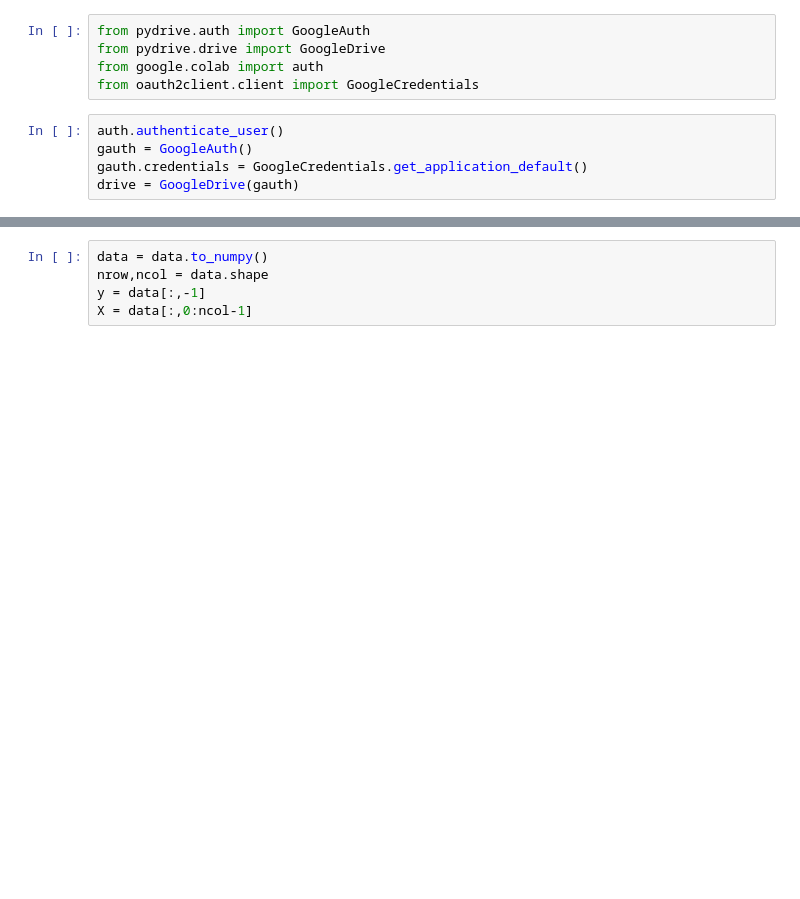
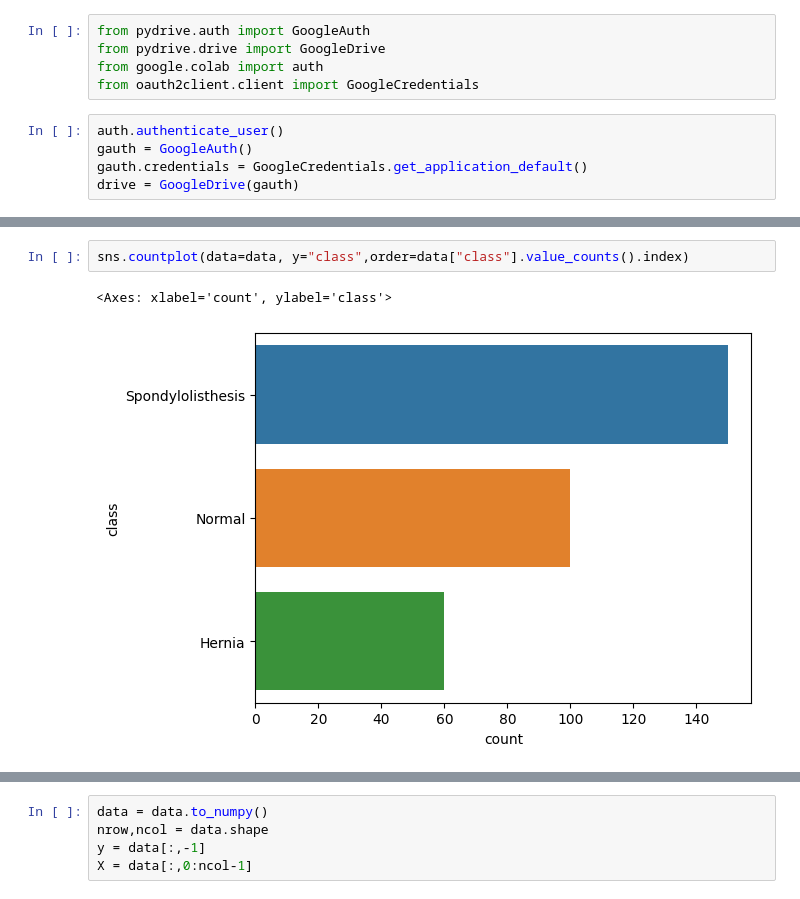
Before and after one commit to Ricardomanuel1/Maestr-a_Ciencia_de_Datos, a Jupyter notebook: III. Matematica_Ciencia_Datos/4_Clasificador_Bayesiano_Columna.ipynb, the cells around one changed output, grey strips where cells are left out. Cells and saved outputs as stored; diff of their text form; blank space fills up the shorter version.

```diff
--- a/III. Matematica_Ciencia_Datos/4_Clasificador_Bayesiano_Columna.ipynb
+++ b/III. Matematica_Ciencia_Datos/4_Clasificador_Bayesiano_Columna.ipynb
@@ -47,0 +92,5 @@ Matriz de atributos: Número de filas: 150  columnas:  5
+# %%
+sns.countplot(data=data, y="class",order=data["class"].value_counts().index)
+# %% [output]
+<Axes: xlabel='count', ylabel='class'>
+[figure, added]
```
Also changed, not shown: parts of 22 cells of this notebook.
